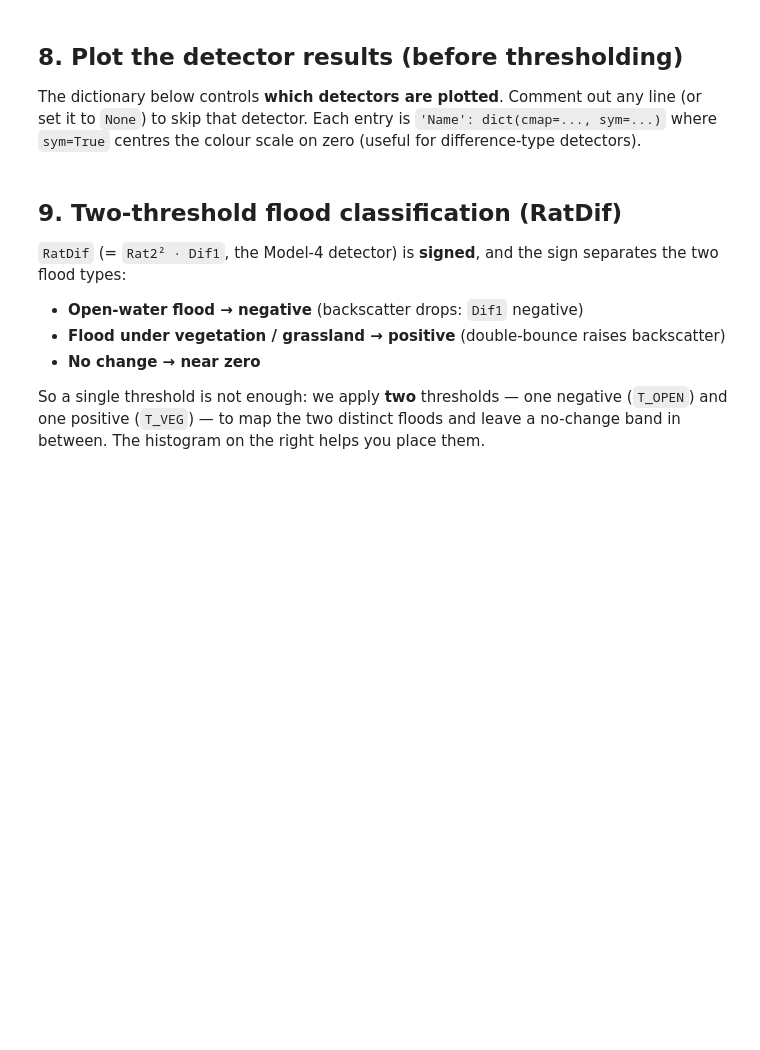
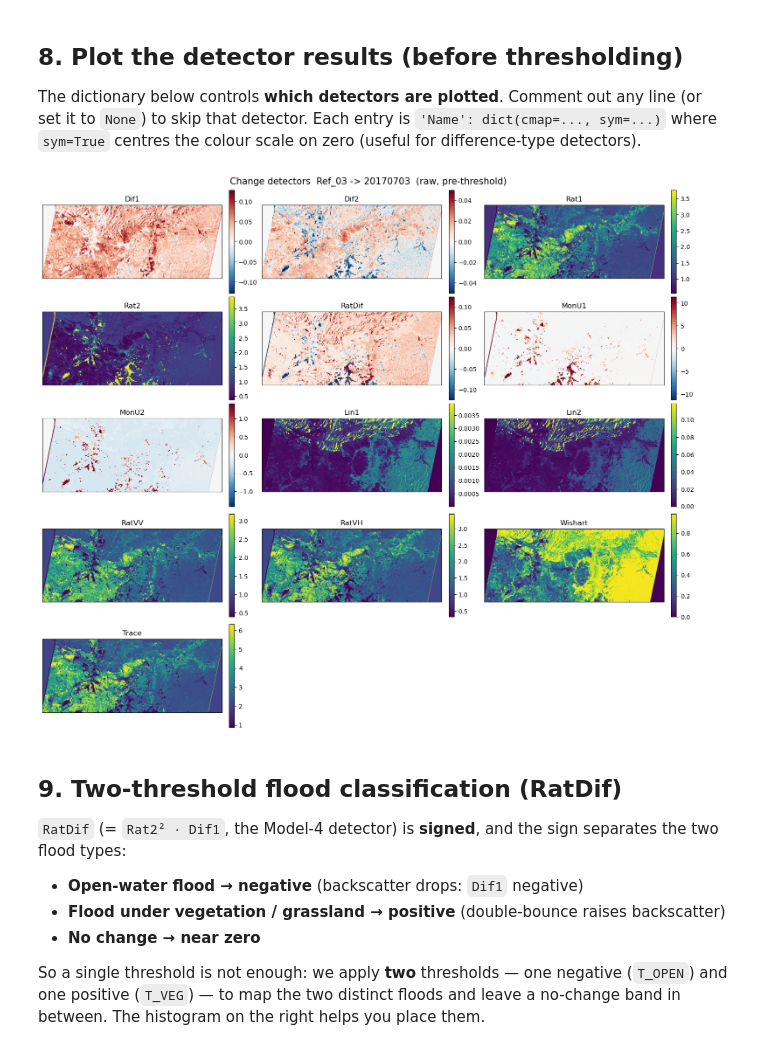
Before and after one commit to kasitif/flood-mapping-polsar, a Jupyter notebook: notebooks/01_change_detection.ipynb, the cells around one changed output. Saved outputs shown, nothing was run; the diff lists cells and outputs as text; code cells hidden in the pictures; blank space fills up the shorter version.

```diff
--- a/notebooks/01_change_detection.ipynb
+++ b/notebooks/01_change_detection.ipynb
@@ -324,3 +356,57 @@ plt.show()
+# %%
+def plot_detectors(det, selection, ncols=3, pct=(2, 98), cell_w=5.0):
+    """Show each selected detector as a map, square pixels, auto-sized to data shape."""
+    names = [n for n in selection if selection[n] is not None and n in det]
+    n = len(names)
+    nrows = int(np.ceil(n / ncols))
+
+    H, W = det[names[0]].T.shape            # data aspect (rows, cols)
+    cell_h = cell_w * (H / W)               # match cell height to the image ratio
+
+    fig, axes = plt.subplots(nrows, ncols,
+                             figsize=(cell_w * ncols, cell_h * nrows + 0.5 * nrows),
+                             constrained_layout=True)
+    axes = np.atleast_1d(axes).ravel()
+    for ax, name in zip(axes, names):
+        opt = selection[name]
+        data = det[name].T
+        vmin, vmax = np.nanpercentile(data, pct)
+        if opt.get('sym'):
+            m = max(abs(vmin), abs(vmax))
+            vmin, vmax = -m, m
+        im = ax.imshow(data, cmap=opt.get('cmap', 'viridis'),
+                       vmin=vmin, vmax=vmax, aspect='equal')   # square pixels
+        ax.set_title(name, fontsize=12)
+        ax.set_xticks([]); ax.set_yticks([])
+        fig.colorbar(im, ax=ax, fraction=0.046, pad=0.04)
+    for ax in axes[n:]:
+        ax.axis('off')
+    fig.suptitle(f'Change detectors  {DATE_REF} -> {DATE_TEST}  (raw, pre-threshold)',
+                 fontsize=15)
+    return fig
+
+PLOT_DETECTORS = {
+    'Dif1':   dict(cmap='RdBu_r', sym=True),
+    'Dif2':   dict(cmap='RdBu_r', sym=True),
+    'Rat1':   dict(cmap='viridis', sym=False),
+    'Rat2':   dict(cmap='viridis', sym=False),
+    'RatDif': dict(cmap='RdBu_r', sym=True),
+    'MonU1':  dict(cmap='RdBu_r', sym=True),
+    'MonU2':  dict(cmap='RdBu_r', sym=True),
+    'Lin1':   dict(cmap='viridis', sym=False),
+    'Lin2':   dict(cmap='viridis', sym=False),
+    'RatVV':  dict(cmap='viridis', sym=False),
+    'RatVH':  dict(cmap='viridis', sym=False),
+    'Wishart':dict(cmap='viridis', sym=False),
+    'Trace':  dict(cmap='viridis', sym=False),
+    # 'Alpha1': dict(cmap='twilight', sym=False),
+    # 'Alpha2': dict(cmap='twilight', sym=False),
+}
+
+fig = plot_detectors(det, PLOT_DETECTORS)
+plt.show()
+# %% [output]
+[figure, added]
 # %% [markdown]
 ## 9. Two-threshold flood classification (RatDif)
 
```
Also changed, not shown: parts of 11 cells of this notebook, 21 other files.
